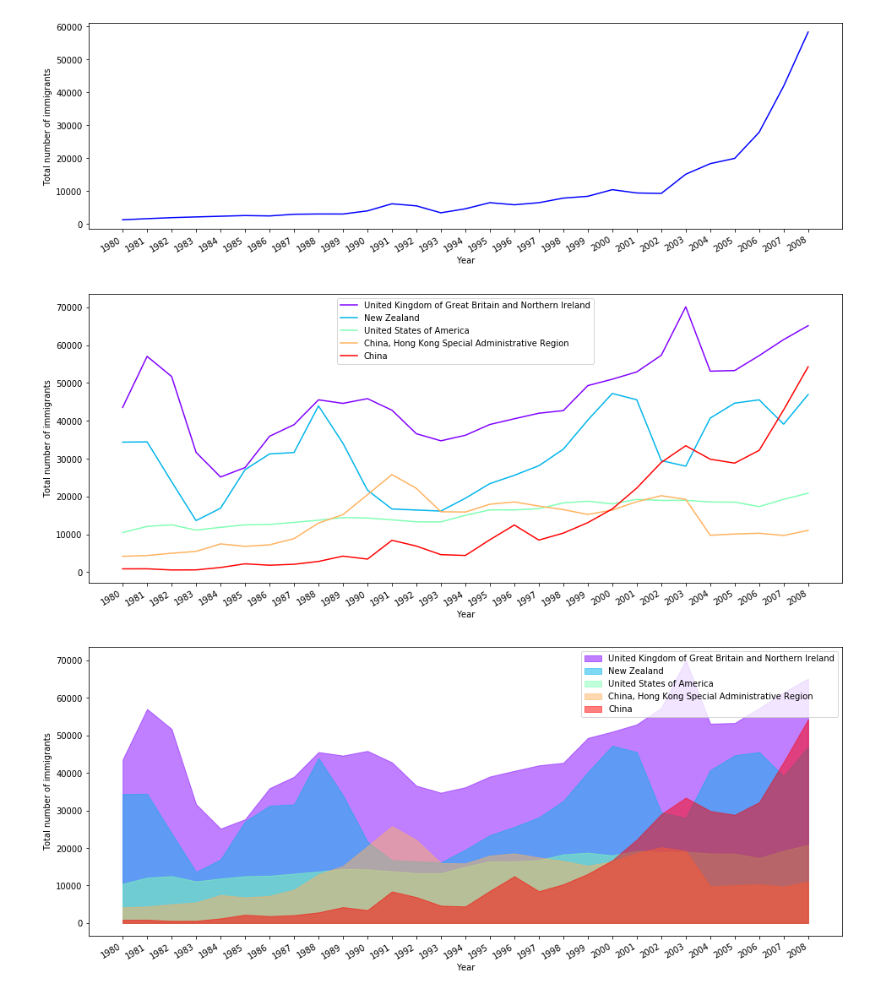
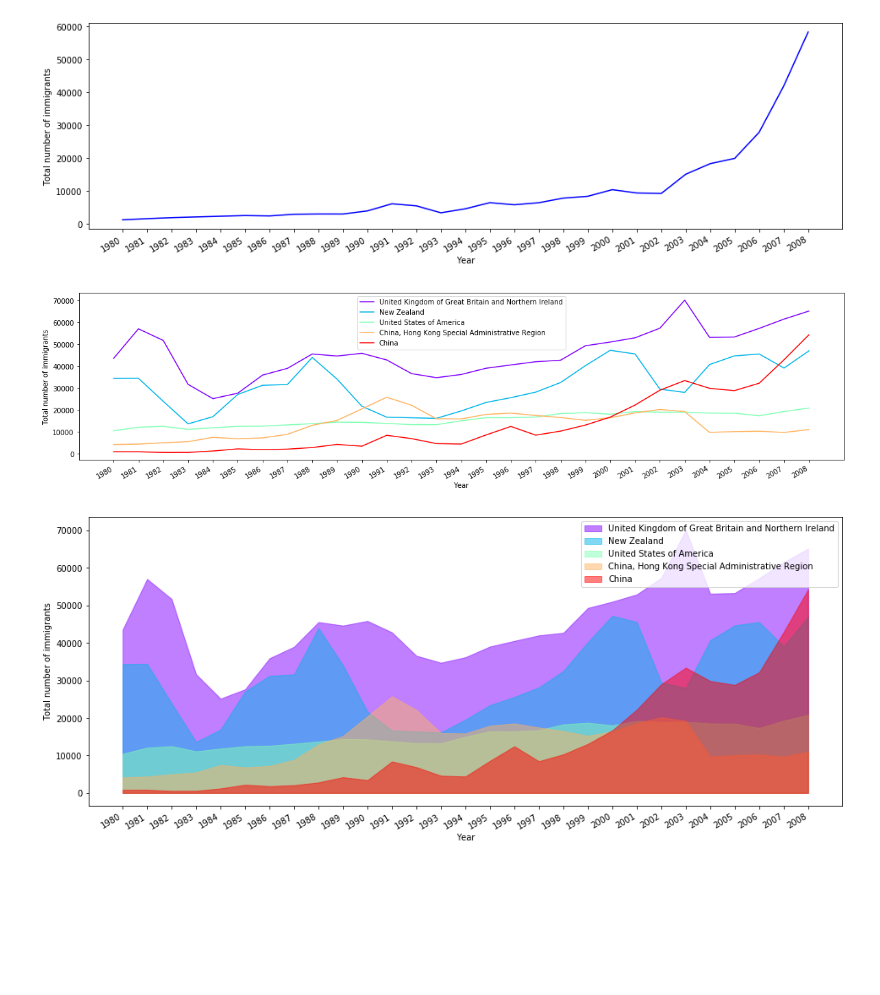
Before and after one commit to leangaurav/dsc_weekday_1, a Jupyter notebook: Assignments/Sourav/AustraliaImmigrantsMatplotlib.ipynb, the cells around one changed output. Drawn from its saved outputs; the diff is of its cells as text; code cells hidden in the pictures; blank space fills up the shorter version.

Commit message:
added alternate solutions to Australia plot

```diff
--- a/Assignments/Sourav/AustraliaImmigrantsMatplotlib.ipynb
+++ b/Assignments/Sourav/AustraliaImmigrantsMatplotlib.ipynb
@@ -125,29 +125,32 @@ plt.show()
 # %%
 # Plot immigration Trend(year vs count) for the coutries with top 5 total immigrants. Use Line plot
 
 from matplotlib.pyplot import cm
 import numpy as np
 
 nv = df.nlargest(5,'Total').Country
 
-fig = plt.figure(figsize=(16,7))
+fig = plt.figure(figsize=(20,5))
 
 color=iter(cm.rainbow(np.linspace(0,1,5)))
 
 for i in nv.values:
     ndf = df[df.Country == '%s'%i][df.columns[4:len(df.columns)-1]].sum()
     x = ndf.index
     y = ndf.values
     c=next(color)
     plt.plot(x,y, color=c, label ="%s"%i)
 
 plt.ylabel('Total number of immigrants')
 plt.xlabel('Year')
 plt.legend()
 fig.autofmt_xdate()
 plt.show()
+
+# Alternet Solution:
+# df.nlargest(5,'Total').groupby(['Country'])[df.columns[4:len(df.columns)-1]].sum().T.plot.line(figsize=(20,5))
 # %% [output]
-[figure, old version]
+[figure, new version]
 # %%
 # For the above use area plot with alpha = 0.5
 nv = df.nlargest(5,'Total').Country
```
Also changed, not shown: parts of 3 cells of this notebook.
